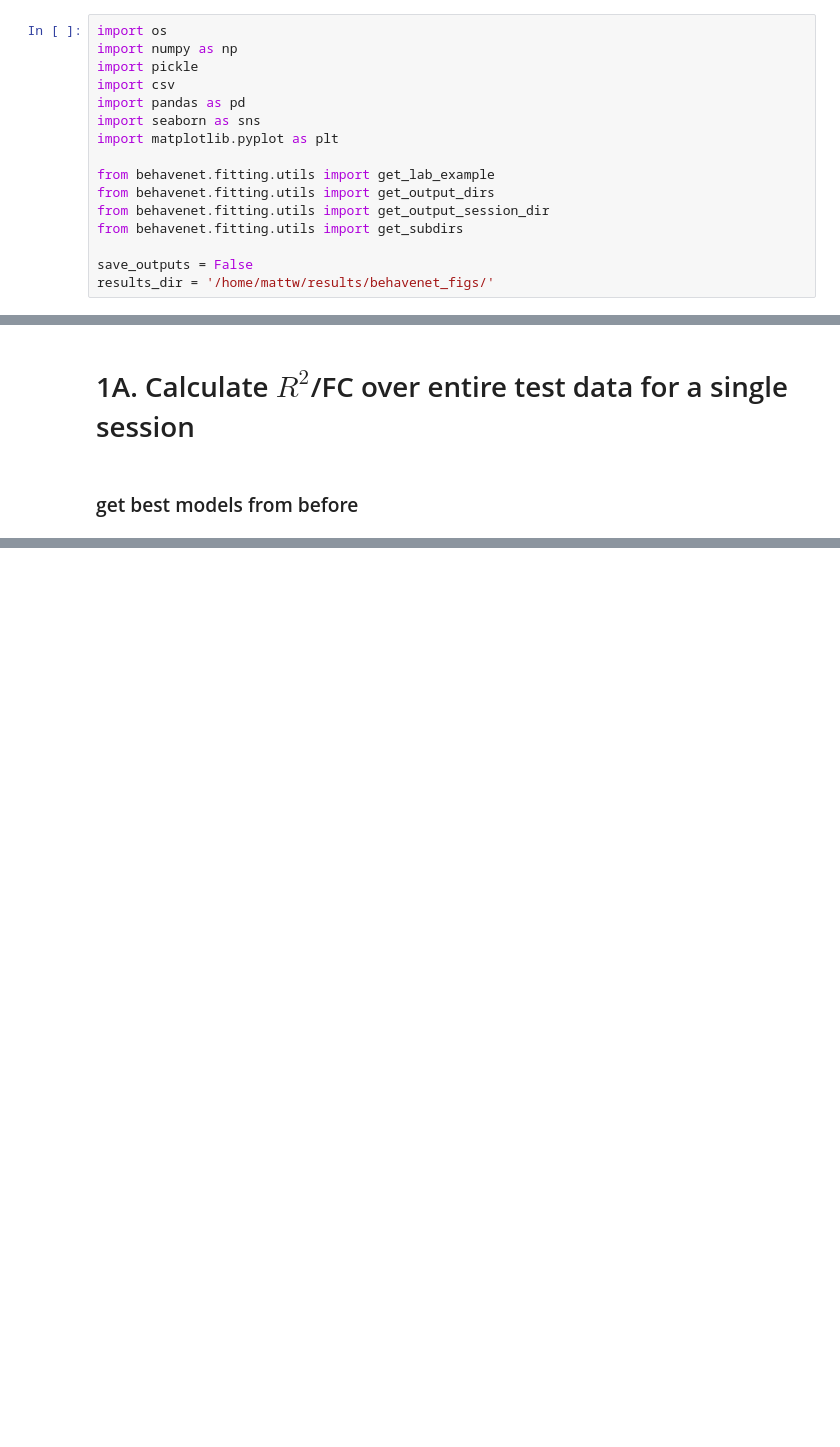
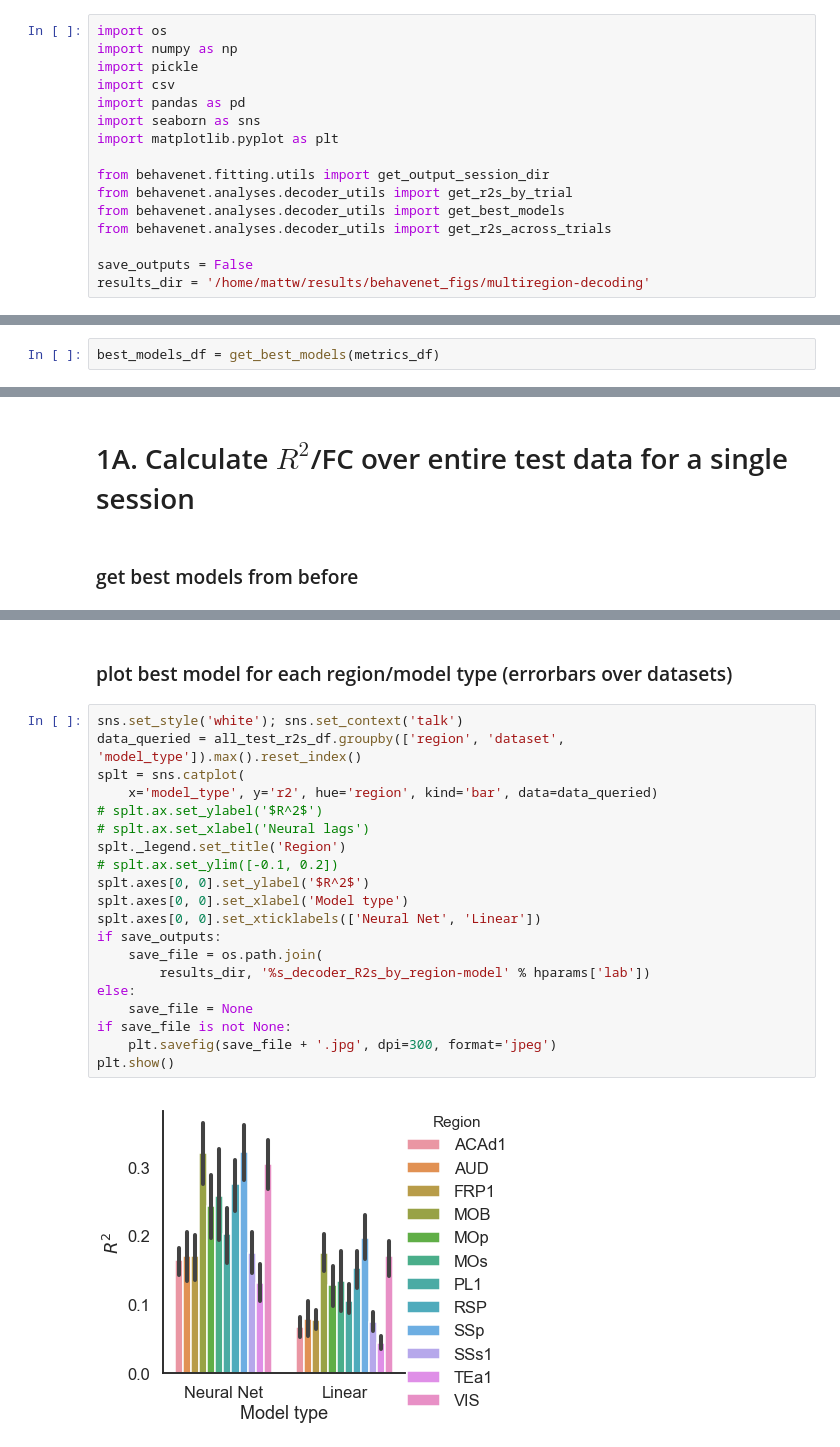
Before and after one commit to themattinthehatt/behavenet, a Jupyter notebook: behavenet/analyses/notebooks/decoder_multi-region.ipynb, the cells around one changed output, grey strips where cells are left out. Drawn from its saved outputs; the diff is of its cells as text; blank space fills up the shorter version.

```diff
--- a/behavenet/analyses/notebooks/decoder_multi-region.ipynb
+++ b/behavenet/analyses/notebooks/decoder_multi-region.ipynb
@@ -7,13 +7,13 @@ import pandas as pd
 import seaborn as sns
 import matplotlib.pyplot as plt
 
-from behavenet.fitting.utils import get_lab_example
-from behavenet.fitting.utils import get_output_dirs
 from behavenet.fitting.utils import get_output_session_dir
-from behavenet.fitting.utils import get_subdirs
+from behavenet.analyses.decoder_utils import get_r2s_by_trial
+from behavenet.analyses.decoder_utils import get_best_models
+from behavenet.analyses.decoder_utils import get_r2s_across_trials
 
 save_outputs = False
-results_dir = '/home/mattw/results/behavenet_figs/'
+results_dir = '/home/mattw/results/behavenet_figs/multiregion-decoding'
 # %% [markdown]
 # 1. Plot decoder performance by region for a single session
 # %% [markdown]
@@ -126,3 +45,5 @@ best_models_df = pd.concat(best_models_list)
+# %%
+best_models_df = get_best_models(metrics_df)
 # %%
 # PLOT
 sns.set_style('white'); sns.set_context('talk')
@@ -307,0 +251,24 @@ plt.show()
+# %% [markdown]
+### plot best model for each region/model type (errorbars over datasets)
+# %%
+sns.set_style('white'); sns.set_context('talk')
+data_queried = all_test_r2s_df.groupby(['region', 'dataset', 'model_type']).max().reset_index()
+splt = sns.catplot(
+    x='model_type', y='r2', hue='region', kind='bar', data=data_queried)
+# splt.ax.set_ylabel('$R^2$')
+# splt.ax.set_xlabel('Neural lags')
+splt._legend.set_title('Region')
+# splt.ax.set_ylim([-0.1, 0.2])
+splt.axes[0, 0].set_ylabel('$R^2$')
+splt.axes[0, 0].set_xlabel('Model type')
+splt.axes[0, 0].set_xticklabels(['Neural Net', 'Linear'])
+if save_outputs:
+    save_file = os.path.join(
+        results_dir, '%s_decoder_R2s_by_region-model' % hparams['lab'])
+else:
+    save_file = None
+if save_file is not None:
+    plt.savefig(save_file + '.jpg', dpi=300, format='jpeg')
+plt.show()
+# %% [output]
+[figure, added]
```
Also changed, not shown: parts of 11 cells of this notebook, 2 other files.
